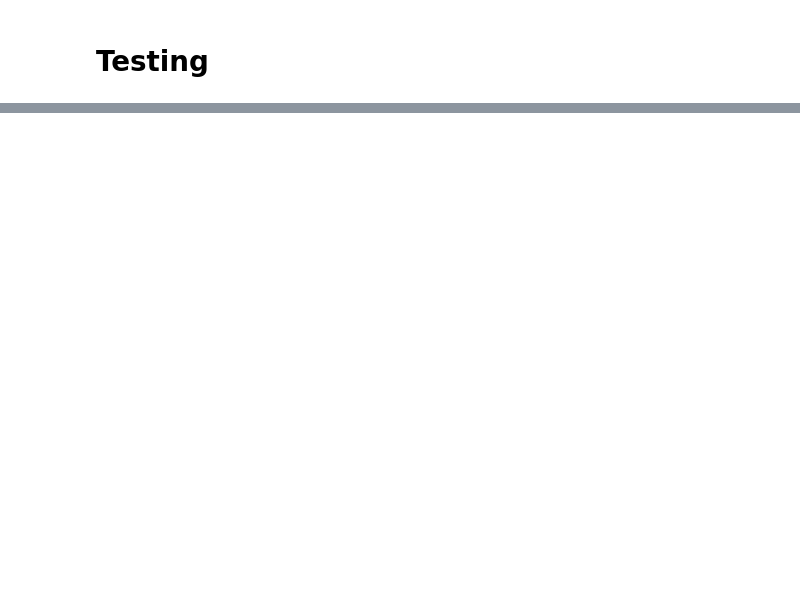
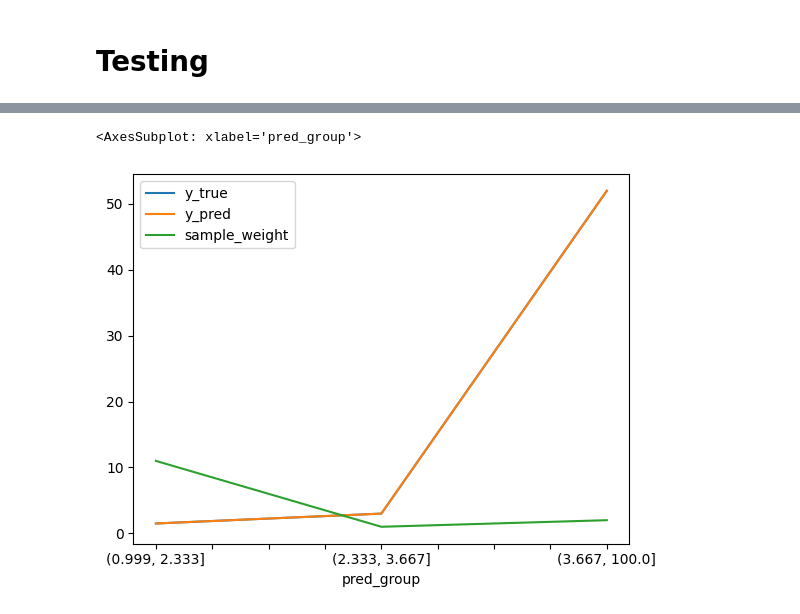
Before and after one commit to sws144/quantum_ml, a Jupyter notebook: Testing.ipynb, the cells around one changed output, grey strips where cells are left out. Drawn from its saved outputs; the diff is of its cells as text; code cells hidden in the pictures; blank space fills up the shorter version.

```diff
--- a/Testing.ipynb
+++ b/Testing.ipynb
@@ -10,0 +24,7 @@ ModuleNotFoundError: No module named 'numpy'
+# %%
+sorted_df = pd.DataFrame({
+    "y_true":y_true[sorted_indices],
+    "y_pred":y_pred[sorted_indices],
+    "sample_weight":sample_weight[sorted_indices],
+}
+)
@@ -10,0 +40,3 @@ ModuleNotFoundError: No module named 'numpy'
+# %%
+out = pd.qcut(sorted_df["y_pred"], 3,duplicates="drop")
+out
@@ -10,0 +51,2 @@ ModuleNotFoundError: No module named 'numpy'
+# %%
+sorted_df['pred_group'] = out
@@ -10,0 +62,3 @@ ModuleNotFoundError: No module named 'numpy'
+# %%
+grouped_df = sorted_df.groupby('pred_group').mean()[["y_true","y_pred"]].join(sorted_df.groupby('pred_group').sum()[["sample_weight"]])
+grouped_df
@@ -10,0 +71,5 @@ ModuleNotFoundError: No module named 'numpy'
+# %%
+grouped_df.plot()
+# %% [output]
+<AxesSubplot: xlabel='pred_group'>
+[figure, added]
```
Also changed, not shown: parts of 16 cells of this notebook, 8 other files.
